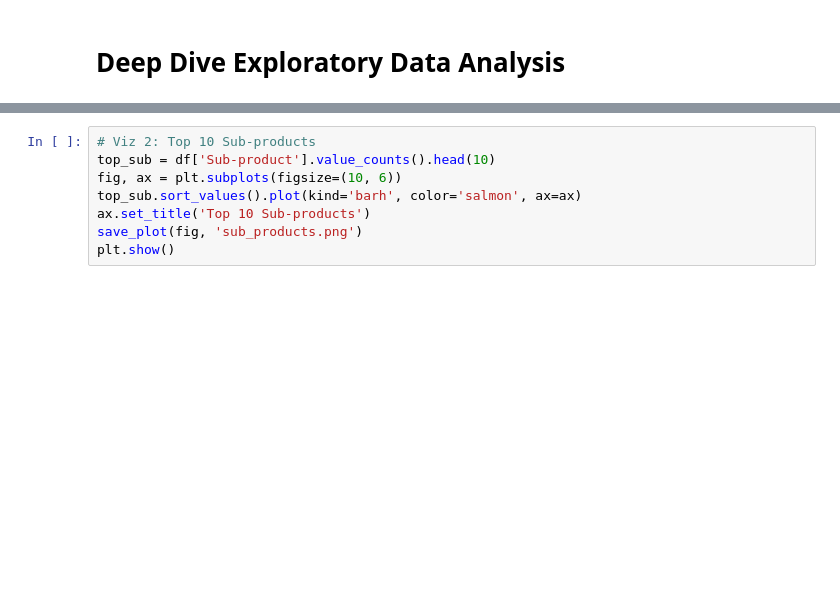
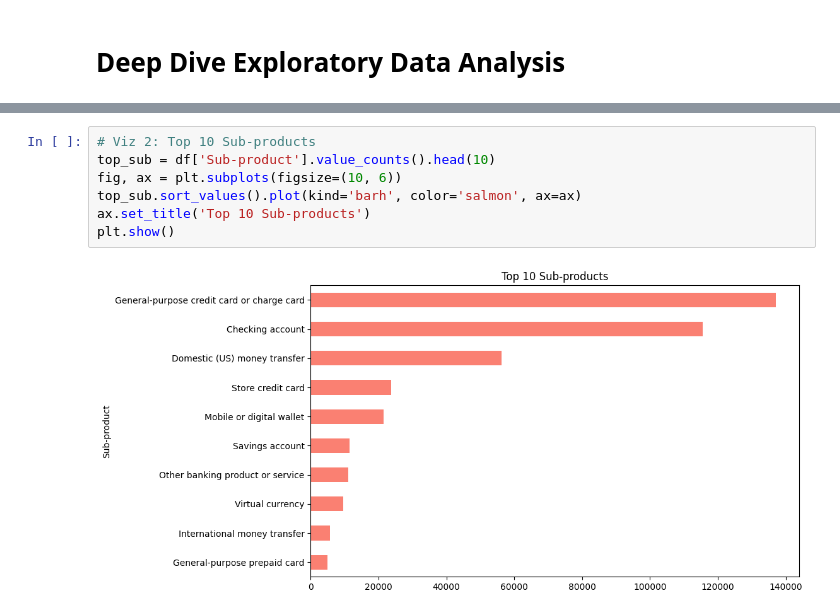
Before and after one commit to Miftah-Ebrahim/RAG-Complaint-Intelligence-Platform, a Jupyter notebook: notebooks/01_deep_eda.ipynb, the cells around one changed output, grey strips where cells are left out. Drawn from its saved outputs; the diff is of its cells as text; blank space fills up the shorter version.

```diff
--- a/notebooks/01_deep_eda.ipynb
+++ b/notebooks/01_deep_eda.ipynb
@@ -32,11 +36,12 @@ plt.show()
 # %%
 # Viz 2: Top 10 Sub-products
 top_sub = df['Sub-product'].value_counts().head(10)
 fig, ax = plt.subplots(figsize=(10, 6))
 top_sub.sort_values().plot(kind='barh', color='salmon', ax=ax)
 ax.set_title('Top 10 Sub-products')
-save_plot(fig, 'sub_products.png')
 plt.show()
+# %% [output]
+[figure, added]
 # %%
 # Viz 3: Information regarding time trend is dependent on 'Date received'
 if 'Date received' in df.columns:
```
Also changed, not shown: parts of 4 cells of this notebook, 17 other files.
